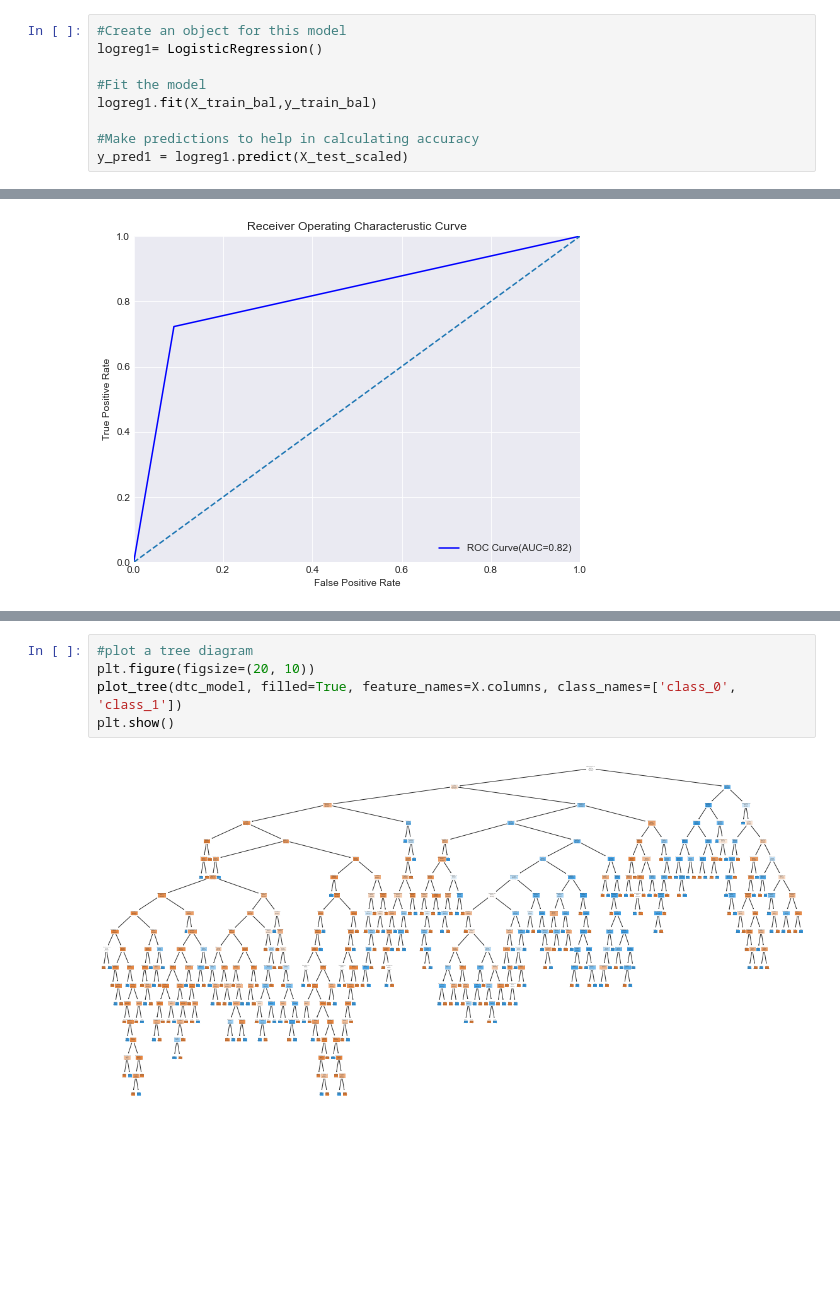
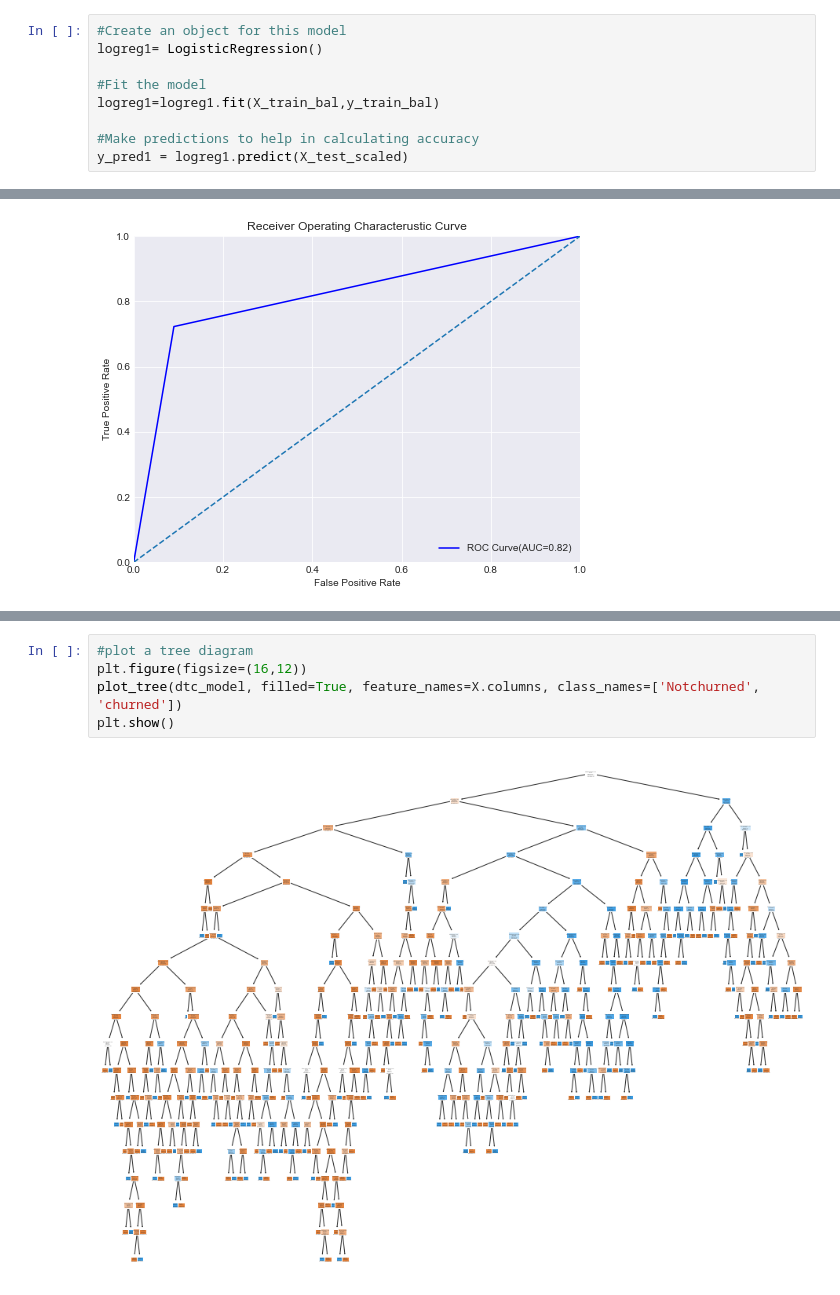
Before and after one commit to Masinde10/Customer-churn-project, a Jupyter notebook: Customerchurn.ipynb, the cells around one changed output, grey strips where cells are left out. Drawn from its saved outputs; the diff is of its cells as text; blank space fills up the shorter version.

```diff
--- a/Customerchurn.ipynb
+++ b/Customerchurn.ipynb
@@ -400,7 +405,7 @@ We want to create a model with tuned parameters then we will compare it with our
 logreg1= LogisticRegression()
 
 #Fit the model
-logreg1.fit(X_train_bal,y_train_bal)
+logreg1=logreg1.fit(X_train_bal,y_train_bal)
 
 #Make predictions to help in calculating accuracy
 y_pred1 = logreg1.predict(X_test_scaled)
@@ -570,7 +599,7 @@ plt.show()
 # %%
 #plot a tree diagram
-plt.figure(figsize=(20, 10))
-plot_tree(dtc_model, filled=True, feature_names=X.columns, class_names=['class_0', 'class_1'])
+plt.figure(figsize=(16,12))
+plot_tree(dtc_model, filled=True, feature_names=X.columns, class_names=['Notchurned', 'churned'])
 plt.show()
 # %% [output]
-[figure, old version]
+[figure, new version]
```
Also changed, not shown: parts of 17 cells of this notebook, 6 other files.
